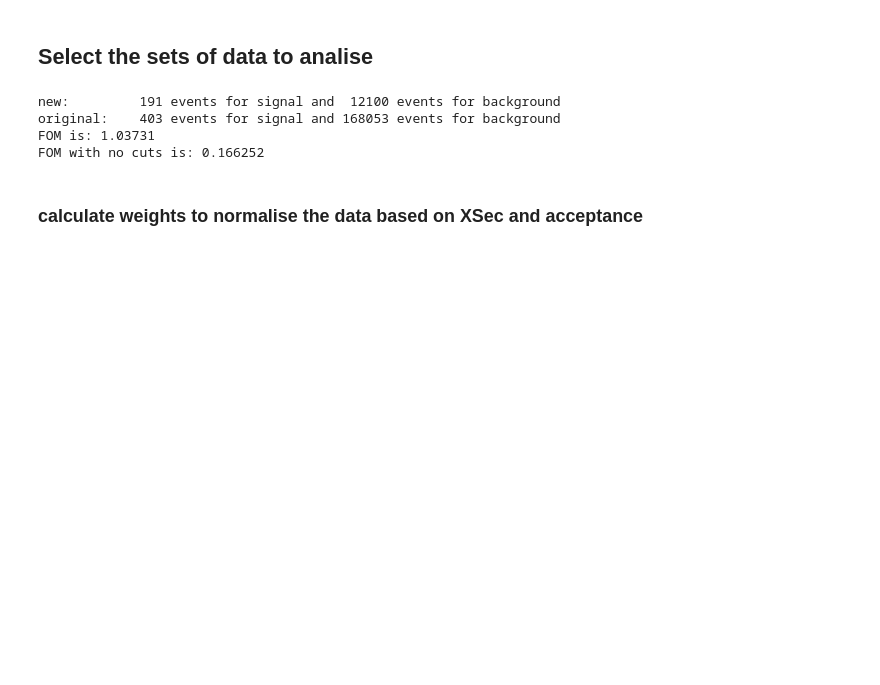
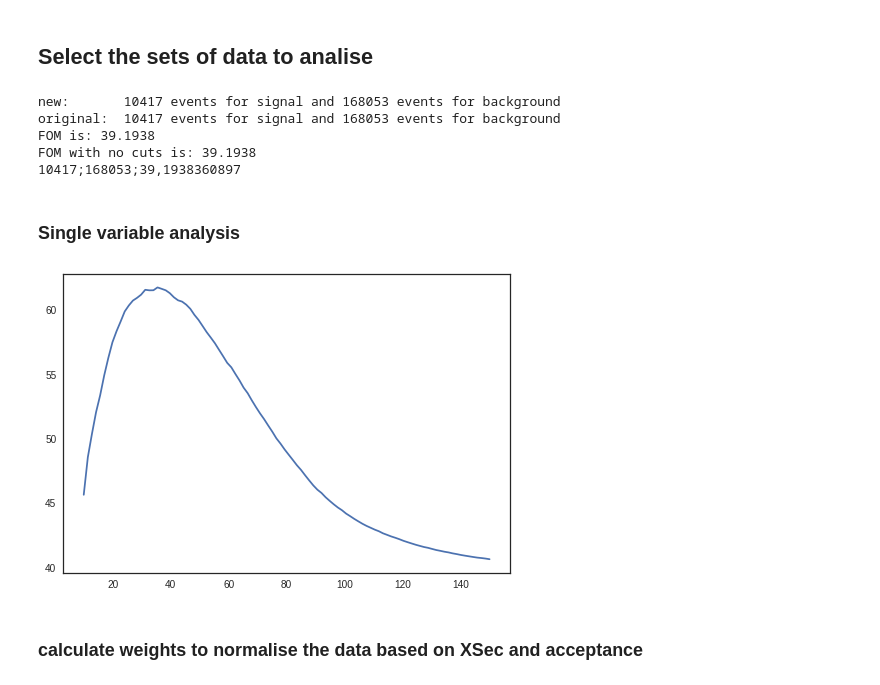
Before and after one commit to antcap96/estagio, a Jupyter notebook: Untitled.ipynb, the cells around one changed output. Saved outputs shown, nothing was run; the diff lists cells and outputs as text; code cells hidden in the pictures; blank space fills up the shorter version.

```diff
--- a/Untitled.ipynb
+++ b/Untitled.ipynb
@@ -102,20 +102,22 @@ print("{} background events".format(len(allBackgroundData)))
 # %% [markdown]
 ### Calculate significância
 # %%
+luminosity = 30
+
 def calculateFOM(Signals, Backgounds, signalIdx=range(len(signalData)), backgroundIdx=range(len(backgroundData))):
     s_signal, s_background = 0, 0
     for i, signal in enumerate(Signals):
-        s_signal += len(signal) * signalXSec[signalIdx[i]] / signalFullSize[signalIdx[i]]
+        s_signal += len(signal) * signalXSec[signalIdx[i]] / signalFullSize[signalIdx[i]] * luminosity
 
     for i, background in enumerate(Backgounds):
-        s_background += len(background) * backgroundXSec[backgroundIdx[i]] / backgroundFullSize[backgroundIdx[i]]
+        s_background += len(background) * backgroundXSec[backgroundIdx[i]] / backgroundFullSize[backgroundIdx[i]] * luminosity
 
-    return s_signal / (s_background)
+    return s_signal / sqrt(s_background)
 # %% [markdown]
 ## Select the sets of data to analise
 # %%
 # Indexes to merge and analise
-signalIdx = [0]
+signalIdx = range(len(signalData))
 backgroundIdx = range(len(backgroundData))
 
 # Create a new variable with the data to analise
@@ -143,17 +145,18 @@ backgroundSelector = [pandas.Series(np.ones(len(background_anal), dtype=bool)) f
 
 for selector, analData in [(signalSelector, signalAnal), (backgroundSelector, backgroundAnal)]:
     for i in range(len(selector)):
-        selector[i] = selector[i] & (((analData[i]['h_bb_mass']-116)/35)**2 + ((analData[i]['h_tt_mass']-111)/45)**2 < 1)
-        selector[i] = selector[i] & (analData[i]['b_0_pT'] < 130)
-        selector[i] = selector[i] & (analData[i]['t_1_pT'] < 80)
+        #selector[i] = selector[i] & (((analData[i]['h_bb_mass']-116)/35)**2 + ((analData[i]['h_tt_mass']-111)/45)**2 < 1)
+        #selector[i] = selector[i] & (analData[i]['b_0_pT'] < 130)
+        #selector[i] = selector[i] & (analData[i]['t_1_pT'] < 60)
         #selector[i] = selector[i] & (analData[i]['t_0_pT'] > 30) #cuts a lot of signal
-        selector[i] = selector[i] & (analData[i]['h_tt_pT'] < 160)
-        selector[i] = selector[i] & (analData[i]['h_bb_pT'] < 100)
-        selector[i] = selector[i] & (analData[i]['mPT_pT'] < 100)
+        #selector[i] = selector[i] & (analData[i]['h_tt_pT'] < 160)
+        #selector[i] = selector[i] & (analData[i]['h_bb_pT'] < 60)
+        #selector[i] = selector[i] & (analData[i]['mPT_pT'] < 100)
         #selector[i] = selector[i] & (analData[i]['diH_pT'] < 160) #bad cut
-        selector[i] = selector[i] & (analData[i]['hT'] < 250)
-        selector[i] = selector[i] & (analData[i]['sT'] < 300)
-        selector[i] = selector[i] & (analData[i]['mT'] < 100)
+        #selector[i] = selector[i] & (analData[i]['hT'] < 250)
+        #selector[i] = selector[i] & (analData[i]['sT'] < 250)
+        #selector[i] = selector[i] & (analData[i]['mT'] < 45)
+        pass
 
 # Data after cuts
 cutSignalAnal, cutBackgroundAnal = [], []
@@ -178,11 +181,45 @@ print("original: {:6} events for signal and {:6} events for background".format(l
 
 print("FOM is: {:.6}".format(calculateFOM(cutSignalAnal, cutBackgroundAnal, signalIdx, backgroundIdx)))
 print("FOM with no cuts is: {:.6}".format(calculateFOM(signalAnal, backgroundAnal, signalIdx, backgroundIdx)))
+
+# for excel
+print(len(allCutSignalAnal), len(allCutBackgroundAnal), str(calculateFOM(cutSignalAnal, cutBackgroundAnal, signalIdx, backgroundIdx)).replace('.',','), sep=';')
 # %% [output]
-new:         191 events for signal and  12100 events for background
-original:    403 events for signal and 168053 events for background
-FOM is: 1.03731
-FOM with no cuts is: 0.166252
+new:       10417 events for signal and 168053 events for background
+original:  10417 events for signal and 168053 events for background
+FOM is: 39.1938
+FOM with no cuts is: 39.1938
+10417;168053;39,1938360897
+# %% [markdown]
+### Single variable analysis
+# %%
+def AcceptanceAfterCuts(varToAnalise, limit, upperLimit=True):
+    x = np.linspace(limit[0], limit[1], 100)
+    y = []
+    for j in x:
+        newSignalSelector = [pandas.Series(np.ones(len(signal_anal), dtype=bool)) for signal_anal in signalAnal]
+        newBackgroundSelector = [pandas.Series(np.ones(len(background_anal), dtype=bool)) for background_anal in backgroundAnal]
+        for newSelector, selector, analData in [(newSignalSelector, signalSelector, signalAnal), (newBackgroundSelector, backgroundSelector, backgroundAnal)]:
+            for i in range(len(selector)):
+                if upperLimit:
+                    newSelector[i] = selector[i] & (analData[i][varToAnalise] < j)
+                else:
+                    newSelector[i] = selector[i] & (analData[i][varToAnalise] > j)
+
+        newCutSignalAnal, newCutBackgroundAnal = [], []
+
+        for i in range(len(signalAnal)):
+            newCutSignalAnal.append(signalAnal[i][newSignalSelector[i]])
+
+        for i in range(len(backgroundAnal)):
+            newCutBackgroundAnal.append(backgroundAnal[i][newBackgroundSelector[i]])
+        y.append(calculateFOM(newCutSignalAnal, newCutBackgroundAnal, signalIdx, backgroundIdx))
+
+    plt.plot(x,y)
+# %%
+AcceptanceAfterCuts('mT', limit=[10,150], upperLimit=True)
+# %% [output]
+[figure, added]
 # %% [markdown]
 ### calculate weights to normalise the data based on XSec and acceptance
 # %%
```
Also changed, not shown: parts of 13 cells of this notebook.
